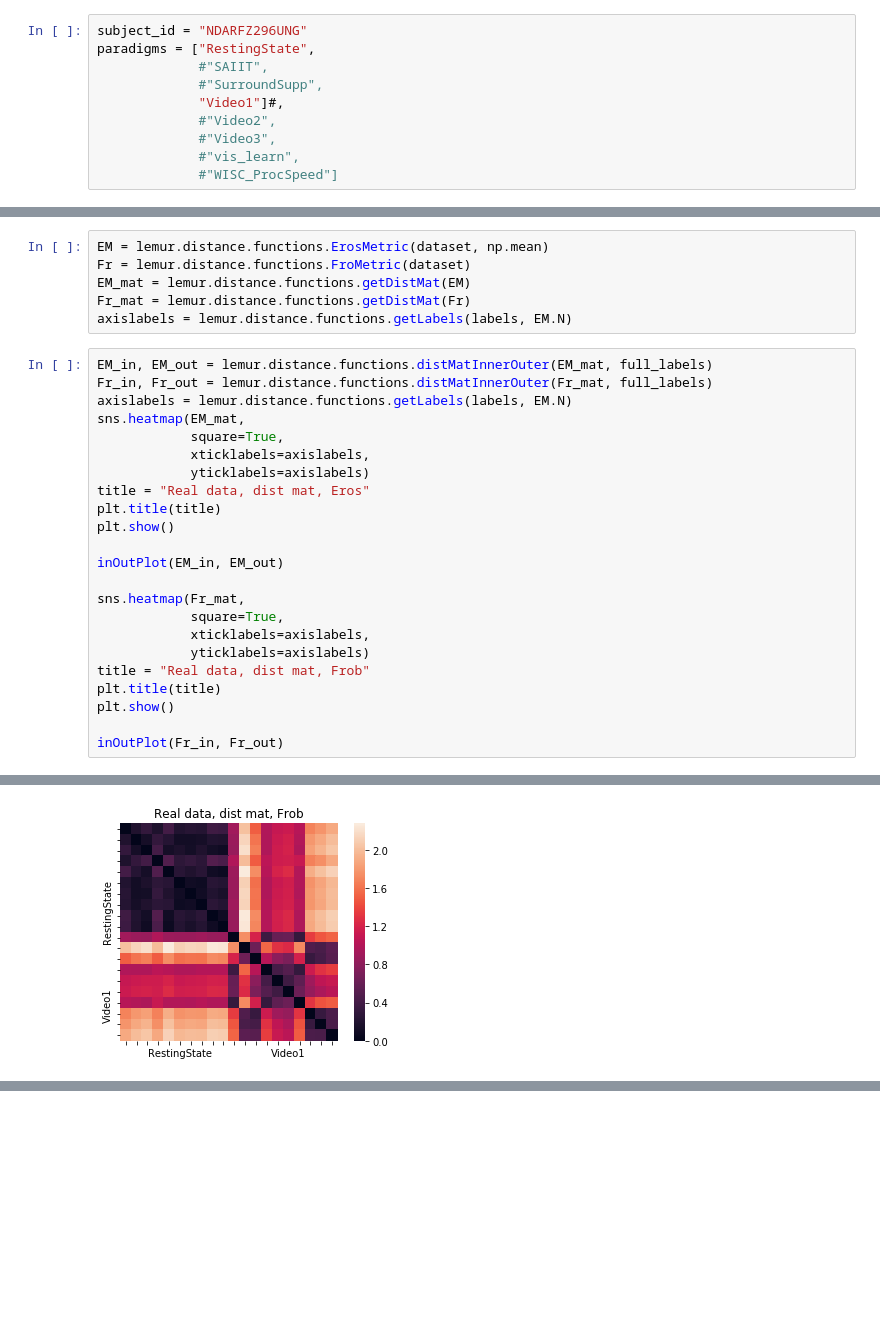
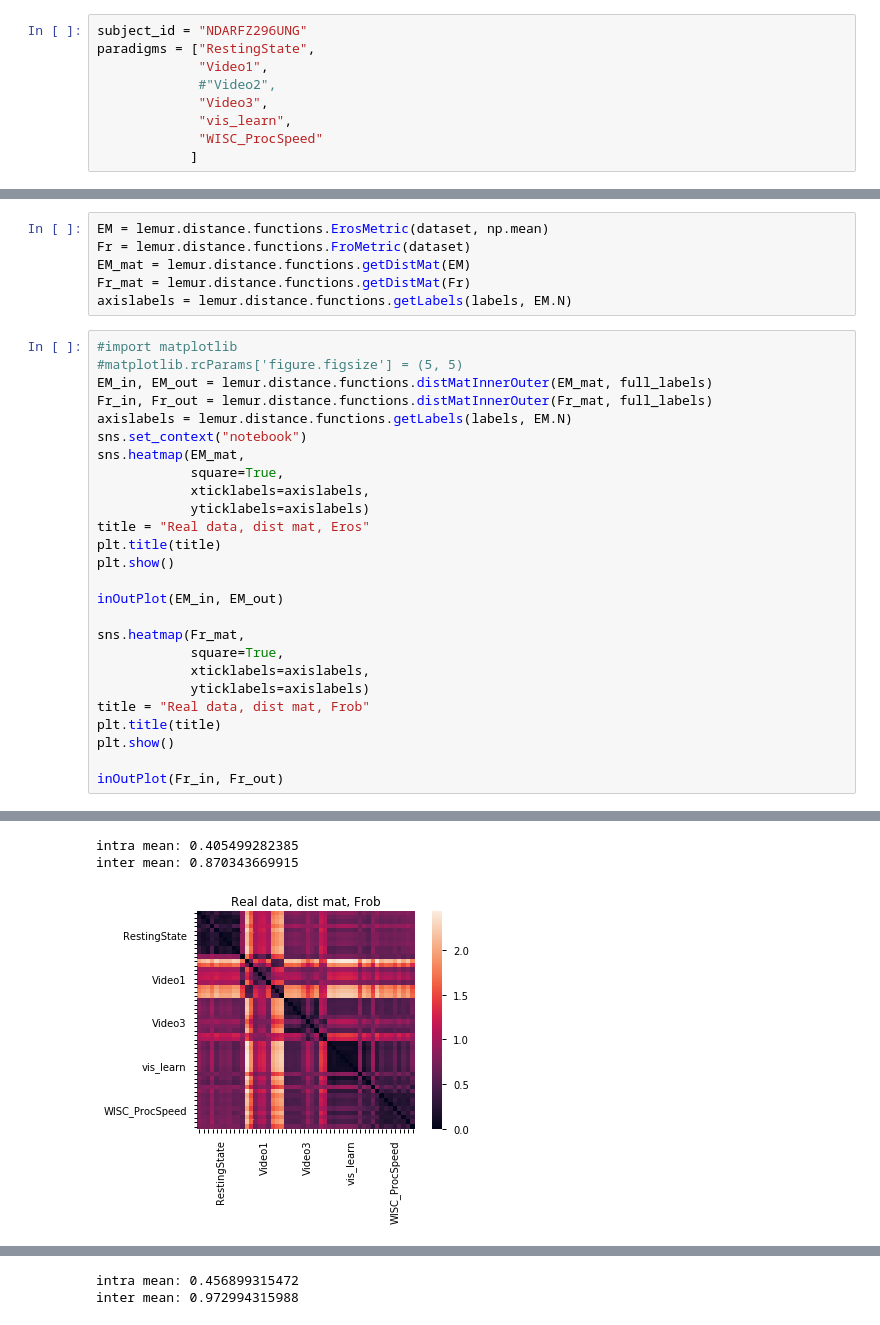
Before and after one commit to NeuroDataDesign/eeg-panda-s17f18, a Jupyter notebook: docs/notebooks/rmarren1/Norms.ipynb, the cells around one changed output, grey strips where cells are left out. Drawn from its saved outputs; the diff is of its cells as text; blank space fills up the shorter version.

Commit message:
notebook for mts eros

```diff
--- a/docs/notebooks/rmarren1/Norms.ipynb
+++ b/docs/notebooks/rmarren1/Norms.ipynb
@@ -208,13 +228,12 @@ inter mean: 7.00607957928
 # %%
 subject_id = "NDARFZ296UNG"
 paradigms = ["RestingState",
-             #"SAIIT",
-             #"SurroundSupp",
-             "Video1"]#,
+             "Video1",
              #"Video2",
-             #"Video3",
-             #"vis_learn",
-             #"WISC_ProcSpeed"]
+             "Video3",
+             "vis_learn",
+             "WISC_ProcSpeed"
+            ]
 # %%
 datas = map(lambda x: lemur.utils.io.getData(*x),
             zip([subject_id] * len(paradigms), paradigms))
@@ -236,9 +255,12 @@ EM_mat = lemur.distance.functions.getDistMat(EM)
 Fr_mat = lemur.distance.functions.getDistMat(Fr)
 axislabels = lemur.distance.functions.getLabels(labels, EM.N)
 # %%
+#import matplotlib
+#matplotlib.rcParams['figure.figsize'] = (5, 5)
 EM_in, EM_out = lemur.distance.functions.distMatInnerOuter(EM_mat, full_labels)
 Fr_in, Fr_out = lemur.distance.functions.distMatInnerOuter(Fr_mat, full_labels)
 axislabels = lemur.distance.functions.getLabels(labels, EM.N)
+sns.set_context("notebook")
 sns.heatmap(EM_mat,
             square=True,
             xticklabels=axislabels,
@@ -264 +286,3 @@ inOutPlot(Fr_in, Fr_out)
+intra mean: 0.405499282385
+inter mean: 0.870343669915
-[figure, old version]
+[figure, new version]
@@ -265,0 +290,2 @@ inOutPlot(Fr_in, Fr_out)
+intra mean: 0.456899315472
+inter mean: 0.972994315988
```
Also changed, not shown: parts of 11 cells of this notebook.
